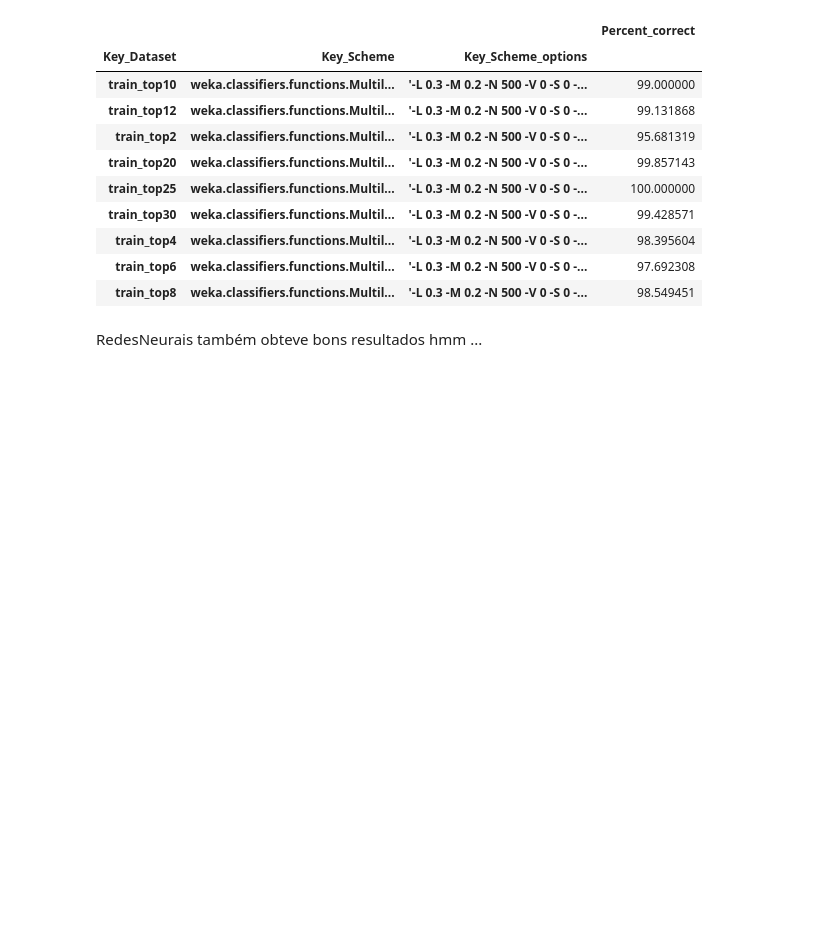
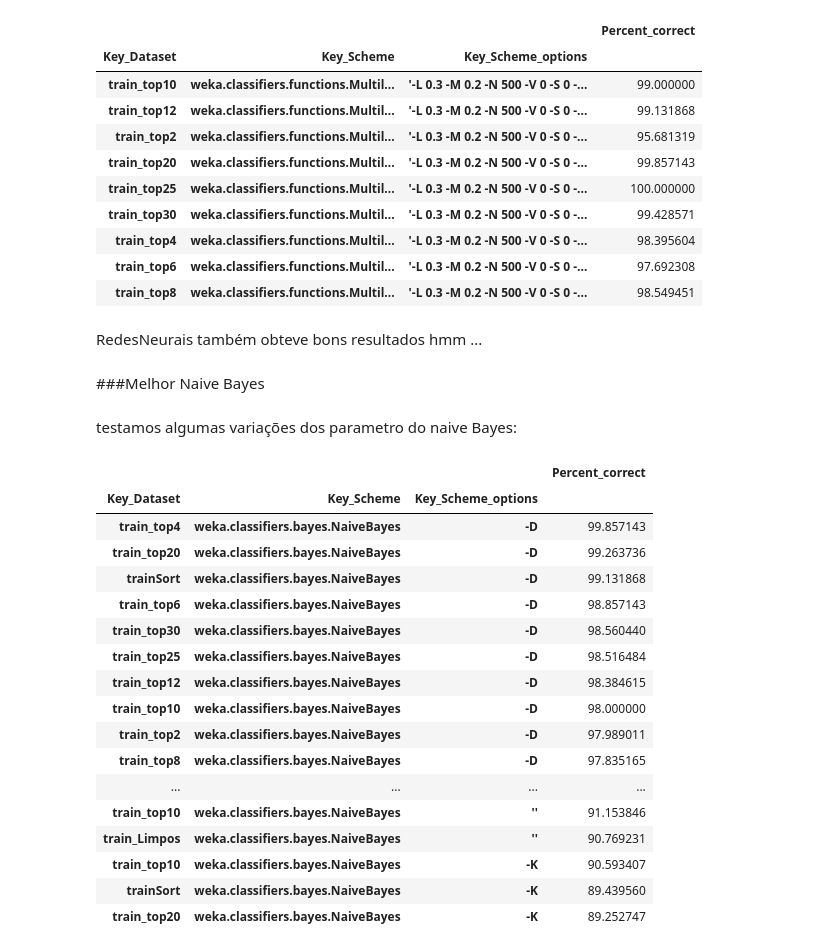
Before and after one commit to ojon/MD_Proj, a Jupyter notebook: TrainResults.ipynb, the cells around one changed output. Saved outputs shown, nothing was run; the diff lists cells and outputs as text; code cells hidden in the pictures; blank space fills up the shorter version.

Commit message:
train5 naive bayes extra

```diff
--- a/TrainResults.ipynb
+++ b/TrainResults.ipynb
@@ -113,3 +113,7 @@ results4
 | train_top8 | weka.classifiers.functions.Multil... | '-L 0.3 -M 0.2 -N 500 -V 0 -S 0 -... | 98.549451 |
 # %% [markdown]
 RedesNeurais também obteve bons resultados hmm ...
+# %% [markdown]
+###Melhor Naive Bayes
+# %% [markdown]
+testamos algumas variações dos parametro do naive Bayes:
@@ -115,0 +124,21 @@ RedesNeurais também obteve bons resultados hmm ...
+# %%
+results5.sort('Percent_correct', ascending=False)
+# %% [output]
+|  |  |  | Percent_correct |
+| Key_Dataset | Key_Scheme | Key_Scheme_options |  |
+| train_top4 | weka.classifiers.bayes.NaiveBayes | -D | 99.857143 |
+| train_top20 | weka.classifiers.bayes.NaiveBayes | -D | 99.263736 |
+| trainSort | weka.classifiers.bayes.NaiveBayes | -D | 99.131868 |
+| train_top6 | weka.classifiers.bayes.NaiveBayes | -D | 98.857143 |
+| train_top30 | weka.classifiers.bayes.NaiveBayes | -D | 98.560440 |
+| train_top25 | weka.classifiers.bayes.NaiveBayes | -D | 98.516484 |
+| train_top12 | weka.classifiers.bayes.NaiveBayes | -D | 98.384615 |
+| train_top10 | weka.classifiers.bayes.NaiveBayes | -D | 98.000000 |
+| train_top2 | weka.classifiers.bayes.NaiveBayes | -D | 97.989011 |
+| train_top8 | weka.classifiers.bayes.NaiveBayes | -D | 97.835165 |
+| ... | ... | ... | ... |
+| train_top10 | weka.classifiers.bayes.NaiveBayes | '' | 91.153846 |
+| train_Limpos | weka.classifiers.bayes.NaiveBayes | '' | 90.769231 |
+| train_top10 | weka.classifiers.bayes.NaiveBayes | -K | 90.593407 |
+| trainSort | weka.classifiers.bayes.NaiveBayes | -K | 89.439560 |
+| train_top20 | weka.classifiers.bayes.NaiveBayes | -K | 89.252747 |
```
Also changed, not shown: parts of 8 cells of this notebook.
